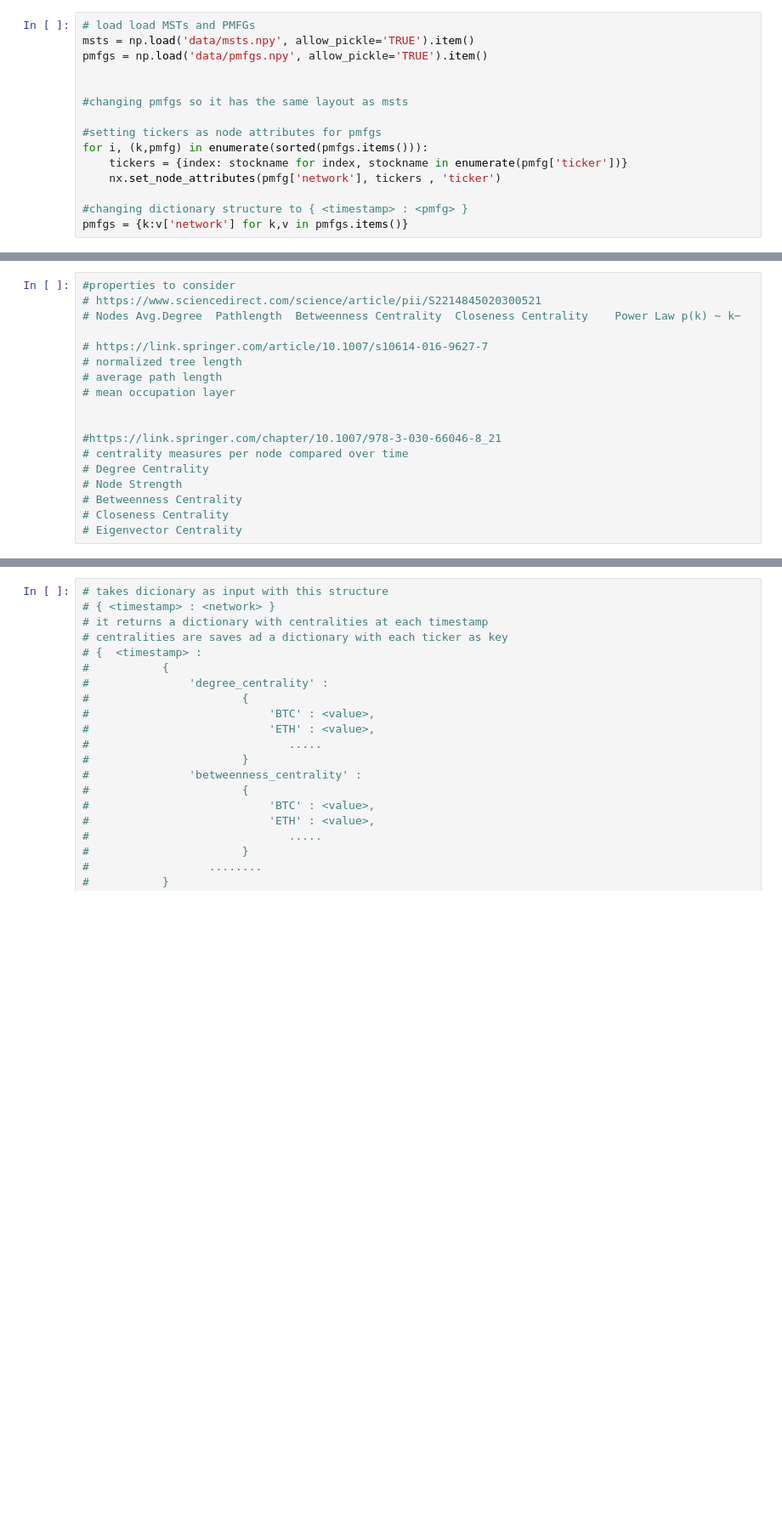
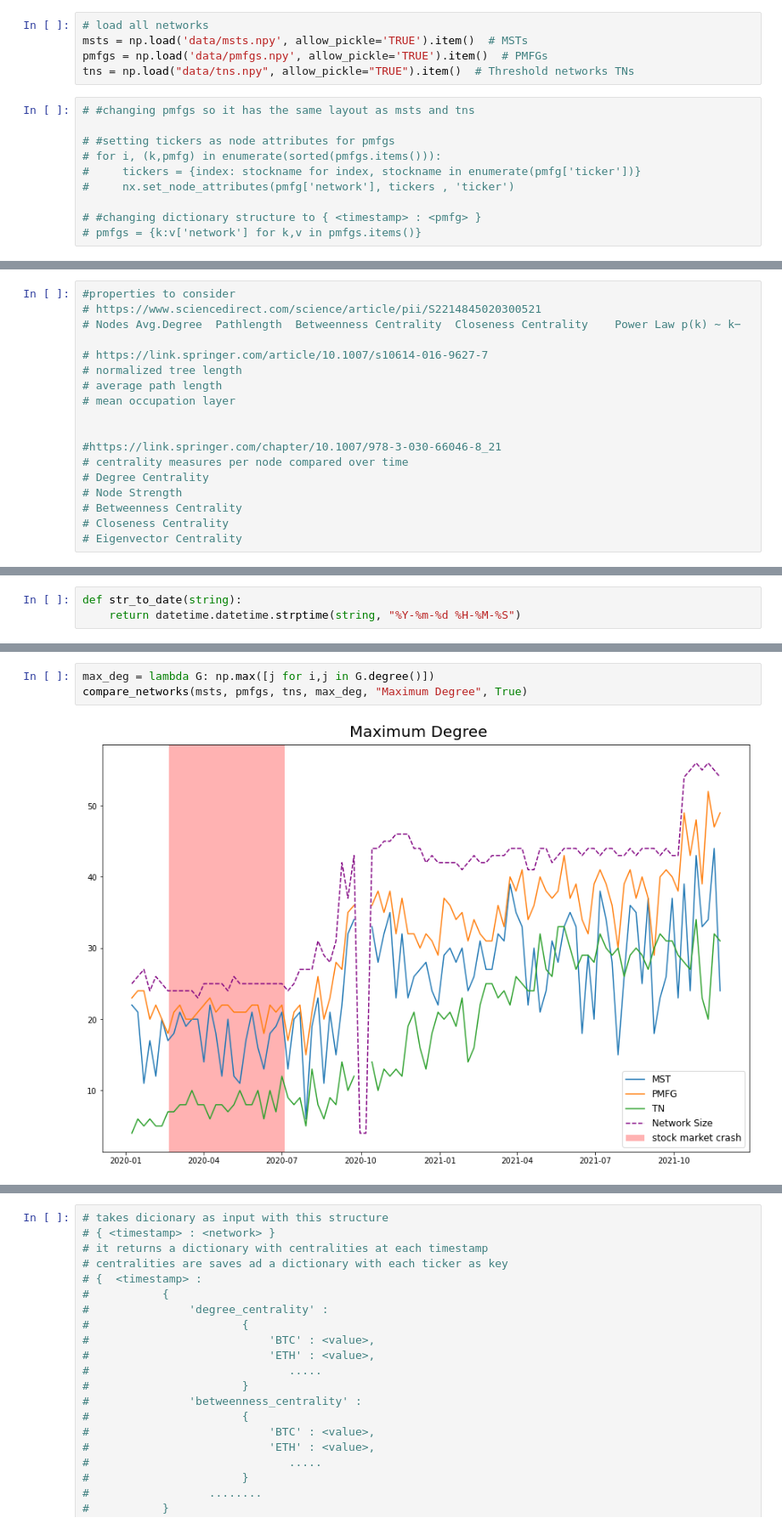
Before and after one commit to marcodipanfilo/network_science_project, a Jupyter notebook: 4-network-properties.ipynb, the cells around one changed output, grey strips where cells are left out. Shown at 85% size. Saved outputs shown, nothing was run; the diff lists cells and outputs as text; blank space fills up the shorter version.

Commit message:
* added Mean Occupation Layer, centrality heatmaps for all networks, cleaned up

```diff
--- a/4-network-properties.ipynb
+++ b/4-network-properties.ipynb
@@ -10,15 +14,15 @@ from corrmat_functions import *
+# %%
+# load all networks
+msts = np.load('data/msts.npy', allow_pickle='TRUE').item()  # MSTs
+pmfgs = np.load('data/pmfgs.npy', allow_pickle='TRUE').item()  # PMFGs
+tns = np.load("data/tns.npy", allow_pickle="TRUE").item()  # Threshold networks TNs
 # %%
-# load load MSTs and PMFGs
-msts = np.load('data/msts.npy', allow_pickle='TRUE').item()
-pmfgs = np.load('data/pmfgs.npy', allow_pickle='TRUE').item()
+# #changing pmfgs so it has the same layout as msts and tns
 
+# #setting tickers as node attributes for pmfgs
+# for i, (k,pmfg) in enumerate(sorted(pmfgs.items())):
+#     tickers = {index: stockname for index, stockname in enumerate(pmfg['ticker'])}
+#     nx.set_node_attributes(pmfg['network'], tickers , 'ticker')
 
-#changing pmfgs so it has the same layout as msts
-
-#setting tickers as node attributes for pmfgs
-for i, (k,pmfg) in enumerate(sorted(pmfgs.items())):
-    tickers = {index: stockname for index, stockname in enumerate(pmfg['ticker'])}
-    nx.set_node_attributes(pmfg['network'], tickers , 'ticker')
-
-#changing dictionary structure to { <timestamp> : <pmfg> }
-pmfgs = {k:v['network'] for k,v in pmfgs.items()}
+# #changing dictionary structure to { <timestamp> : <pmfg> }
+# pmfgs = {k:v['network'] for k,v in pmfgs.items()}
@@ -111,0 +69,3 @@ def get_network_properties(network_dict):
+# %%
+def str_to_date(string):
+    return datetime.datetime.strptime(string, "%Y-%m-%d %H-%M-%S")
@@ -111,0 +139,5 @@ def get_network_properties(network_dict):
+# %%
+max_deg = lambda G: np.max([j for i,j in G.degree()])
+compare_networks(msts, pmfgs, tns, max_deg, "Maximum Degree", True)
+# %% [output]
+[figure, added]
```
Also changed, not shown: parts of 42 cells of this notebook, 1 other file.
